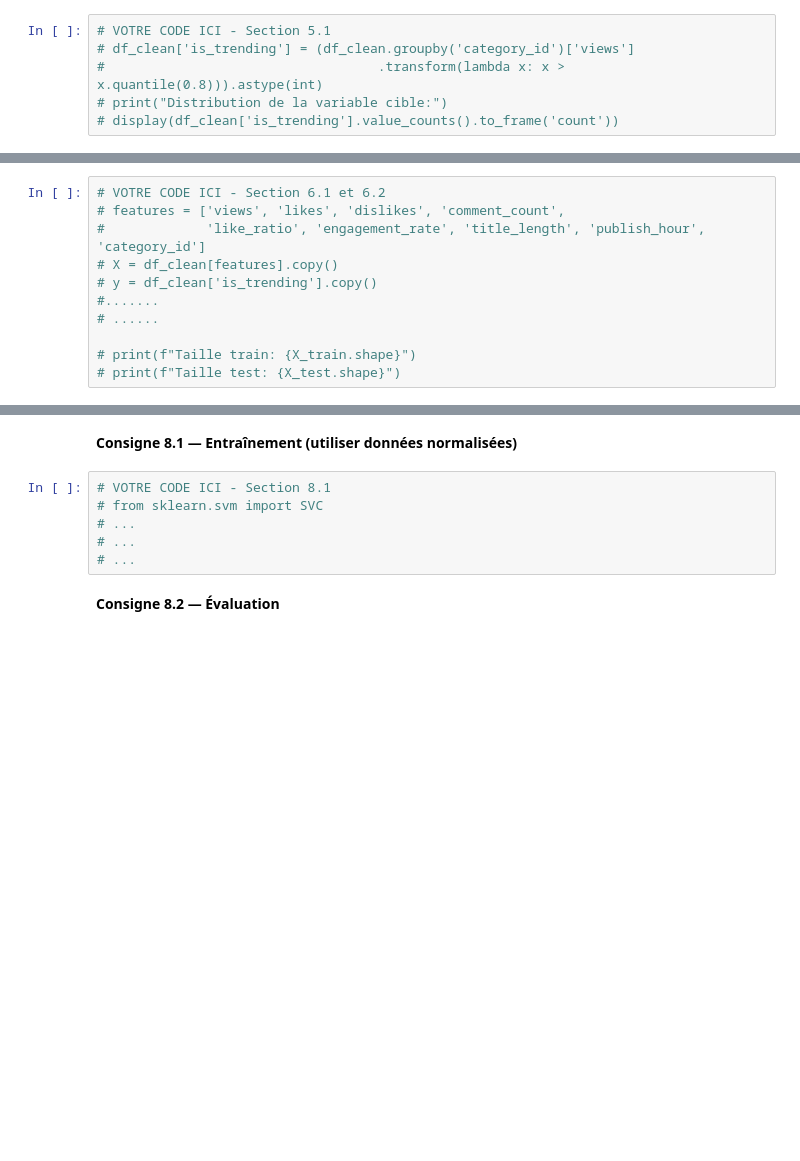
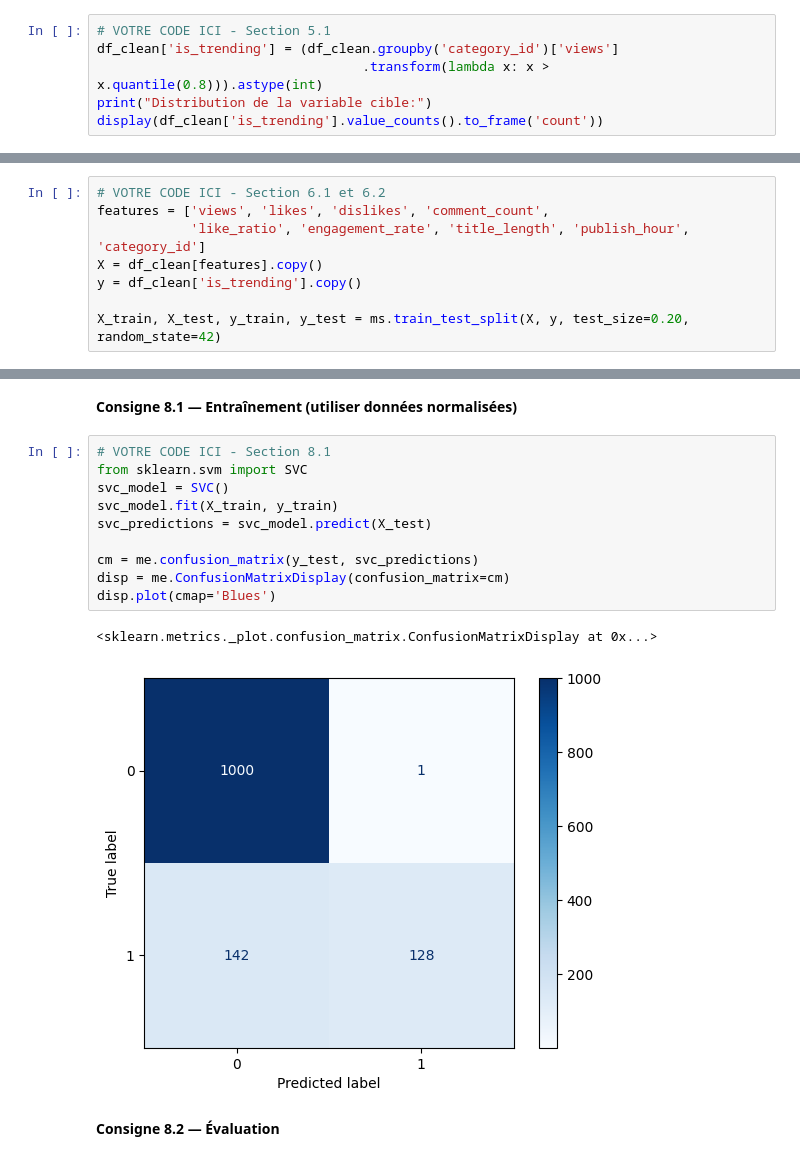
Before and after one commit to samyachd/youtube_ML, a Jupyter notebook: Project_ML_youtube_trending.ipynb, the cells around one changed output, grey strips where cells are left out. Cells and saved outputs as stored; diff of their text form; blank space fills up the shorter version.

```diff
--- a/Project_ML_youtube_trending.ipynb
+++ b/Project_ML_youtube_trending.ipynb
@@ -174,7 +227,7 @@ None
 - Une vidéo est *trending* si elle a plus de vues que le 80e percentile de sa catégorie
 # %%
 # VOTRE CODE ICI - Section 5.1
-# df_clean['is_trending'] = (df_clean.groupby('category_id')['views']
-#                                   .transform(lambda x: x > x.quantile(0.8))).astype(int)
-# print("Distribution de la variable cible:")
-# display(df_clean['is_trending'].value_counts().to_frame('count'))
+df_clean['is_trending'] = (df_clean.groupby('category_id')['views']
+                                  .transform(lambda x: x > x.quantile(0.8))).astype(int)
+print("Distribution de la variable cible:")
+display(df_clean['is_trending'].value_counts().to_frame('count'))
@@ -185,14 +261,11 @@ None
 # %%
 # VOTRE CODE ICI - Section 6.1 et 6.2
-# features = ['views', 'likes', 'dislikes', 'comment_count',
-#             'like_ratio', 'engagement_rate', 'title_length', 'publish_hour', 'category_id']
-# X = df_clean[features].copy()
-# y = df_clean['is_trending'].copy()
-#.......
-# ......
+features = ['views', 'likes', 'dislikes', 'comment_count',
+            'like_ratio', 'engagement_rate', 'title_length', 'publish_hour', 'category_id']
+X = df_clean[features].copy()
+y = df_clean['is_trending'].copy()
 
-# print(f"Taille train: {X_train.shape}")
-# print(f"Taille test: {X_test.shape}")
+X_train, X_test, y_train, y_test = ms.train_test_split(X, y, test_size=0.20, random_state=42)
 # %% [markdown]
 **Consigne 6.3 — Normalisation des données (StandardScaler)**
 # %%
@@ -240,10 +348,17 @@ None
 **Consigne 8.1 — Entraînement (utiliser données normalisées)**
 # %%
 # VOTRE CODE ICI - Section 8.1
-# from sklearn.svm import SVC
-# ...
-# ...
-# ...
+from sklearn.svm import SVC
+svc_model = SVC()
+svc_model.fit(X_train, y_train)
+svc_predictions = svc_model.predict(X_test)
+
+cm = me.confusion_matrix(y_test, svc_predictions)
+disp = me.ConfusionMatrixDisplay(confusion_matrix=cm)
+disp.plot(cmap='Blues')
+# %% [output]
+<sklearn.metrics._plot.confusion_matrix.ConfusionMatrixDisplay at 0x...>
+[figure, added]
 # %% [markdown]
 **Consigne 8.2 — Évaluation**
 # %%
```
Also changed, not shown: parts of 26 cells of this notebook, 4 other files.
